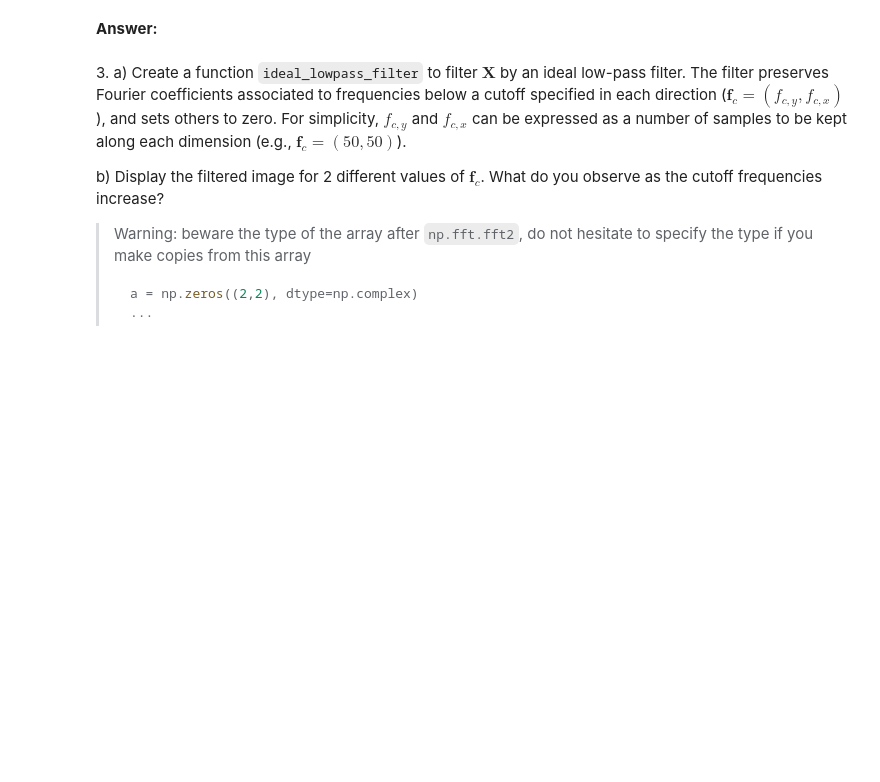
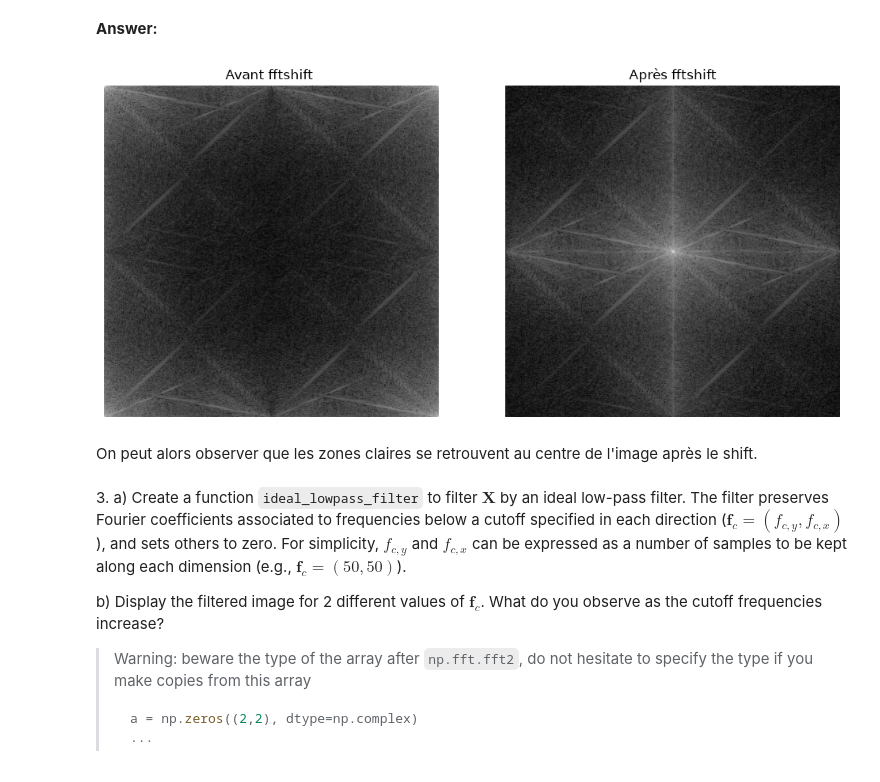
Before and after one commit to louiseamaladasse-a11y/python_sdia, a Jupyter notebook: Labs/Lab3/lab3.ipynb, the cells around one changed output. Saved outputs shown, nothing was run; the diff lists cells and outputs as text; code cells hidden in the pictures; blank space fills up the shorter version.

```diff
--- a/Labs/Lab3/lab3.ipynb
+++ b/Labs/Lab3/lab3.ipynb
@@ -198,3 +230,40 @@ b) Take a look at the documentation of `np.fft.fftshift`. Use it to ensure that
+# %%
+import numpy as np
+
+# On calcule la transformée de Fourrier de X
+F_X = np.fft.fft2(X)
+
+# Calcul du spectre
+spectre_X = np.abs(F_X)**2
+
+# Spectre avant le décalage
+# 2.a Par convention Numpy, la composante de fréquence zéro est
+#  placée au premier élément de la matrice (indice [0,  0])
+spectre_X_log = np.log(1 + spectre_X)
+
+# Spectre après le décalage (question 2b)
+# La fonction np.fft.fftshift va découper la matrice en 4 quadrants et va les réorganiser de sorte que les basses fréquences soient concentrées au centre.
+spectre_X_shift = np.fft.fftshift(spectre_X)
+spectre_X_shift_log = np.log(1 + spectre_X_shift)
+
+# 4. Affichage comparatif
+fig, axes = plt.subplots(1, 2, figsize=(12, 6))
+
+# Affichage de gauche
+axes[0].imshow(spectre_X_log, cmap='gray')
+axes[0].set_title("Avant fftshift ")
+axes[0].axis('off')
+
+# Affichage de droite
+axes[1].imshow(spectre_X_shift_log, cmap='gray')
+axes[1].set_title("Après fftshift")
+axes[1].axis('off')
+
+plt.show()
+# %% [output]
+[figure, added]
+# %% [markdown]
+On peut alors observer que les zones claires se retrouvent au centre de l'image après le shift.
 # %% [markdown]
 3\.
     a) Create a function `ideal_lowpass_filter` to filter $\mathbf{X}$ by an ideal low-pass filter. The filter preserves Fourier coefficients associated to frequencies below a cutoff specified in each direction ($\mathbf{f}_c = (f_{c,y}, f_{c,x})$), and sets others to zero. For simplicity, $f_{c,y}$ and $f_{c,x}$ can be expressed as a number of samples to be kept along each dimension (e.g., $\mathbf{f}_c = (50,50)$).
```
Also changed, not shown: parts of 14 cells of this notebook, 2 other files.
